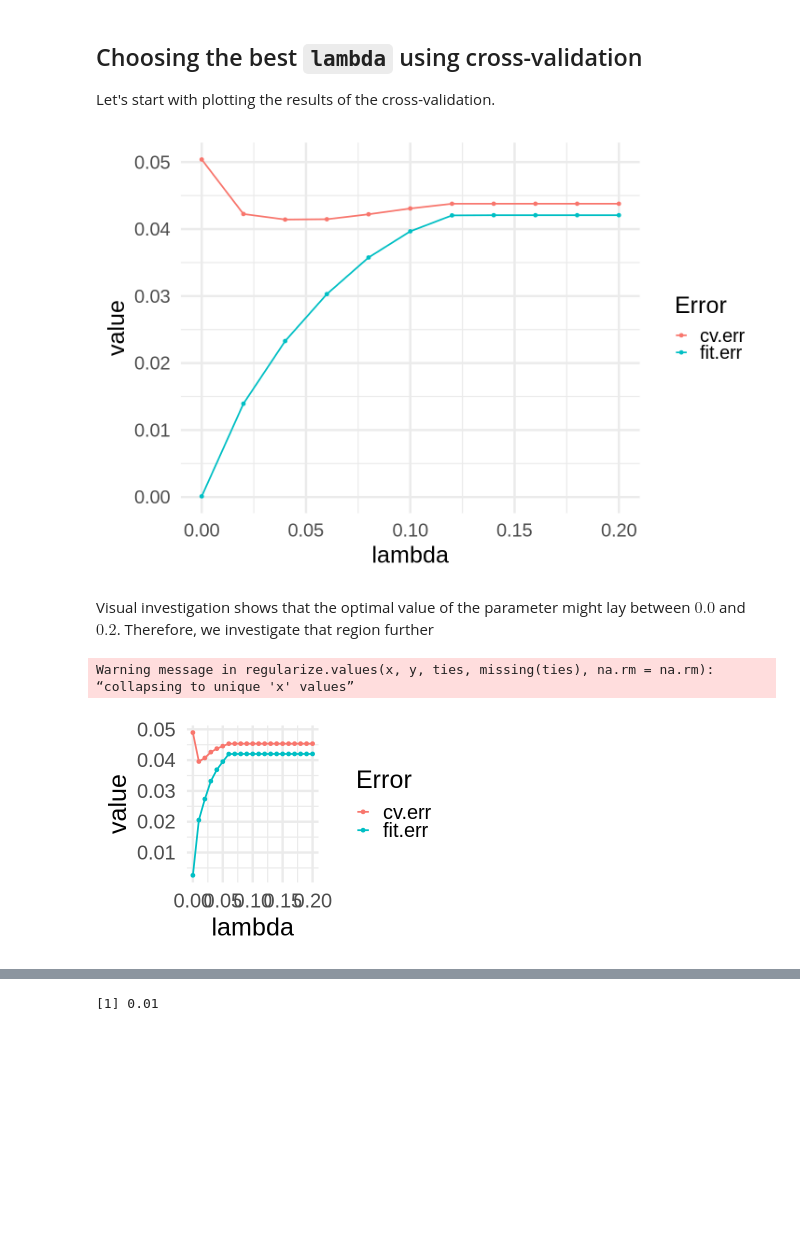
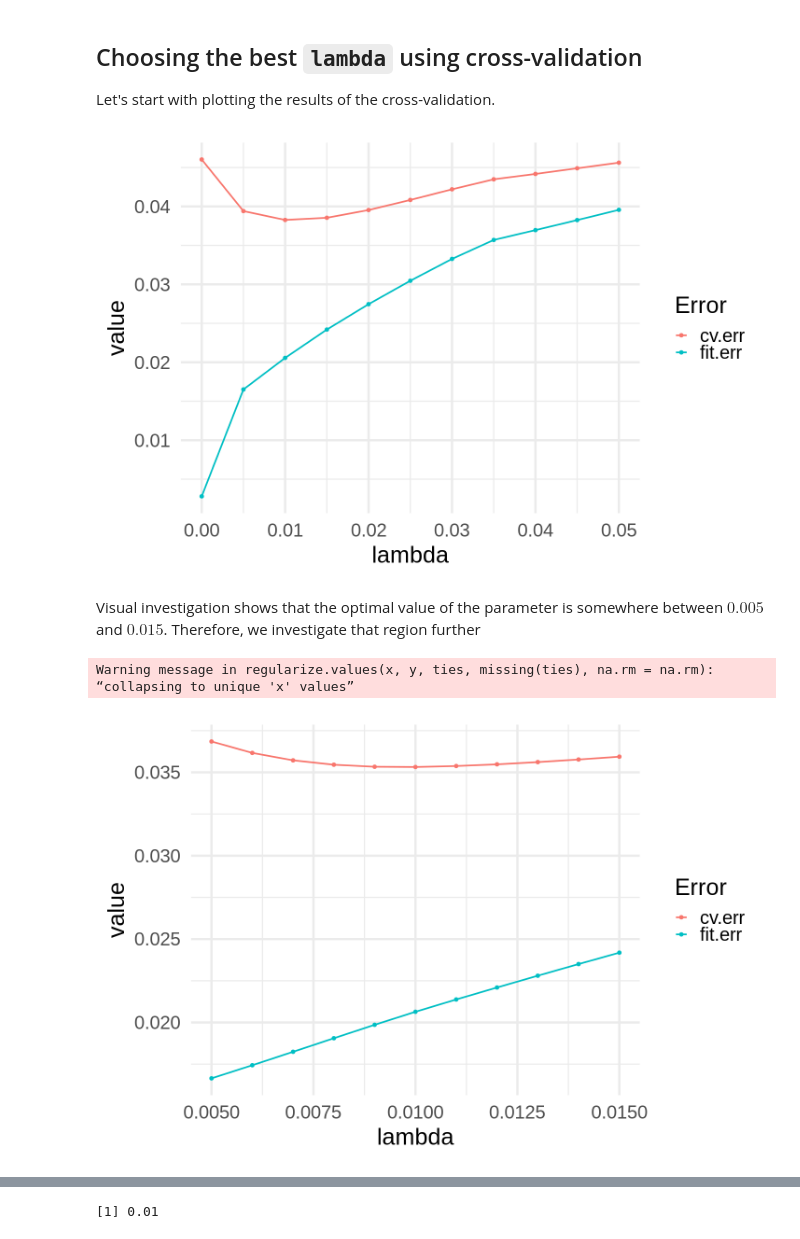
Before and after one commit to kidzik/fcomplete, a Jupyter notebook: vignettes/Regularization.ipynb, the cells around one changed output, grey strips where cells are left out. Cells and saved outputs as stored; diff of their text form; code cells hidden in the pictures; blank space fills up the shorter version.

```diff
--- a/vignettes/Regularization.ipynb
+++ b/vignettes/Regularization.ipynb
@@ -27,7 +27,7 @@ Next, we run the optimization using some grid of `lambda`s, test set size set to
 # %%
 # Train both models on the training set
 fit.fimpute.train = fregression(spnbmd ~ age | idnum, data = bone, d = 6, K = 3,
-                                lambda=0:5/10, cv.ratio=0.2, fold=3, verbose = 0)
+                                lambda=0:10/200, cv.ratio=0.2, fold=3, verbose = 0)
 print(fit.fimpute.train)
 # %% [output]
 Warning message in regularize.values(x, y, ties, missing(ties), na.rm = na.rm):
@@ -70,17 +75,17 @@ options(repr.plot.width=12, repr.plot.height=8)
 ggplot(aes(x = lambda, y = value, col = Error), data = data) +
     geom_line(size=1) + geom_point(size=2)
 # %% [output]
-[figure, old version]
+[figure, new version]
 # %% [markdown]
-Visual investigation shows that the optimal value of the parameter might lay between $0.0$ and $0.2$. Therefore, we investigate that region further
+Visual investigation shows that the optimal value of the parameter is somewhere between $0.005$ and $0.015$. Therefore, we investigate that region further
 # %%
 fit.fimpute.train = fregression(spnbmd ~ age | idnum, data = bone, d = 6, K = 3,
-                                lambda=seq(0,0.2,by=0.01), fold=3, verbose = 0)
+                                lambda=seq(0.005,0.015,by=0.001), fold=3, verbose = 0)
 data = fit.fimpute.train$meta %>% gather(Error, value, cv.err:fit.err)
 ggplot(aes(x = lambda, y = value, col = Error), data = data) +
     geom_line(size=1) + geom_point(size=2)
 # %% [output]
 Warning message in regularize.values(x, y, ties, missing(ties), na.rm = na.rm):
 “collapsing to unique 'x' values”
-[figure, old version]
+[figure, new version]
 # %% [markdown]
```
Also changed, not shown: parts of 10 cells of this notebook, 7 other files.
